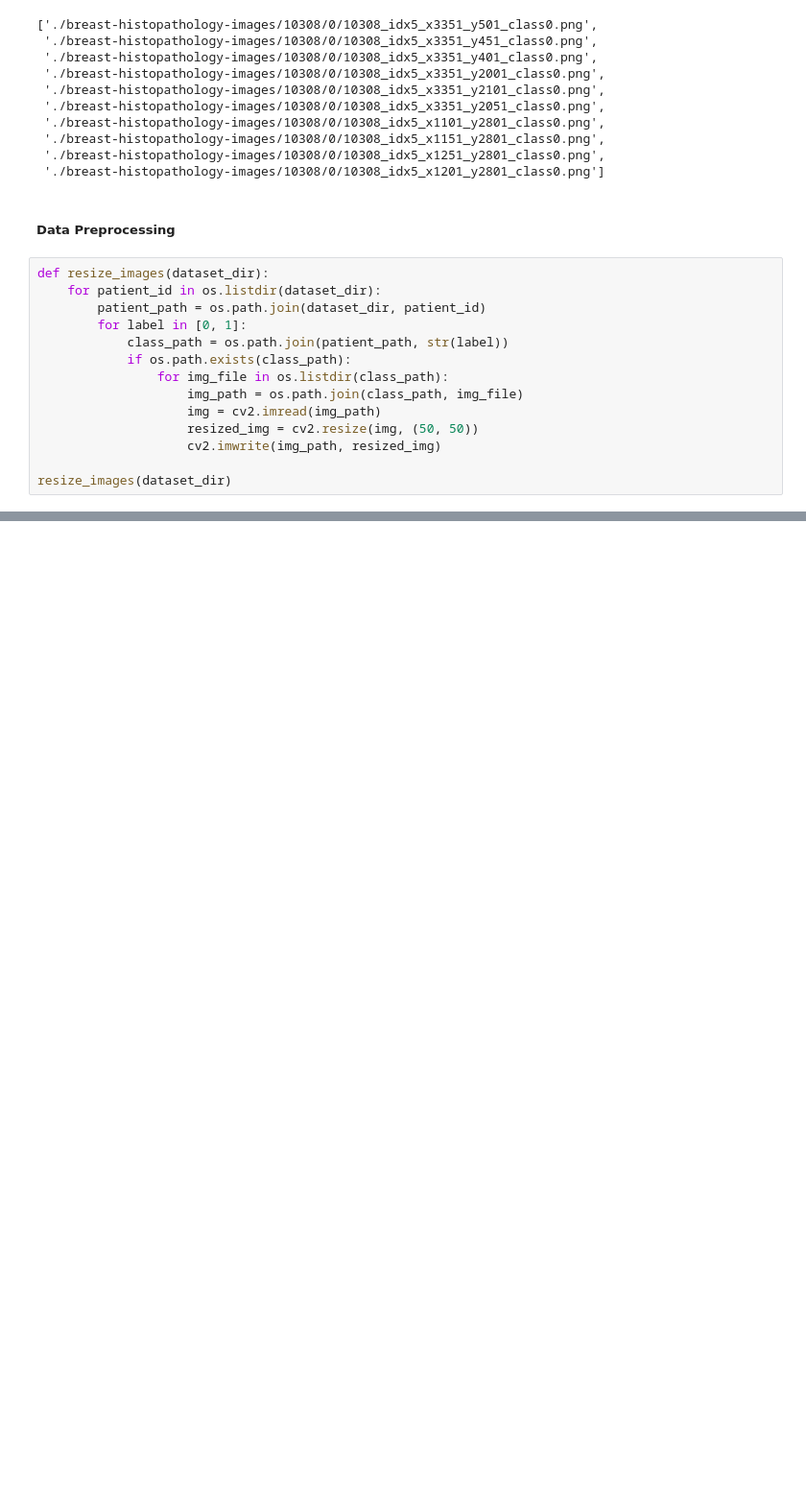
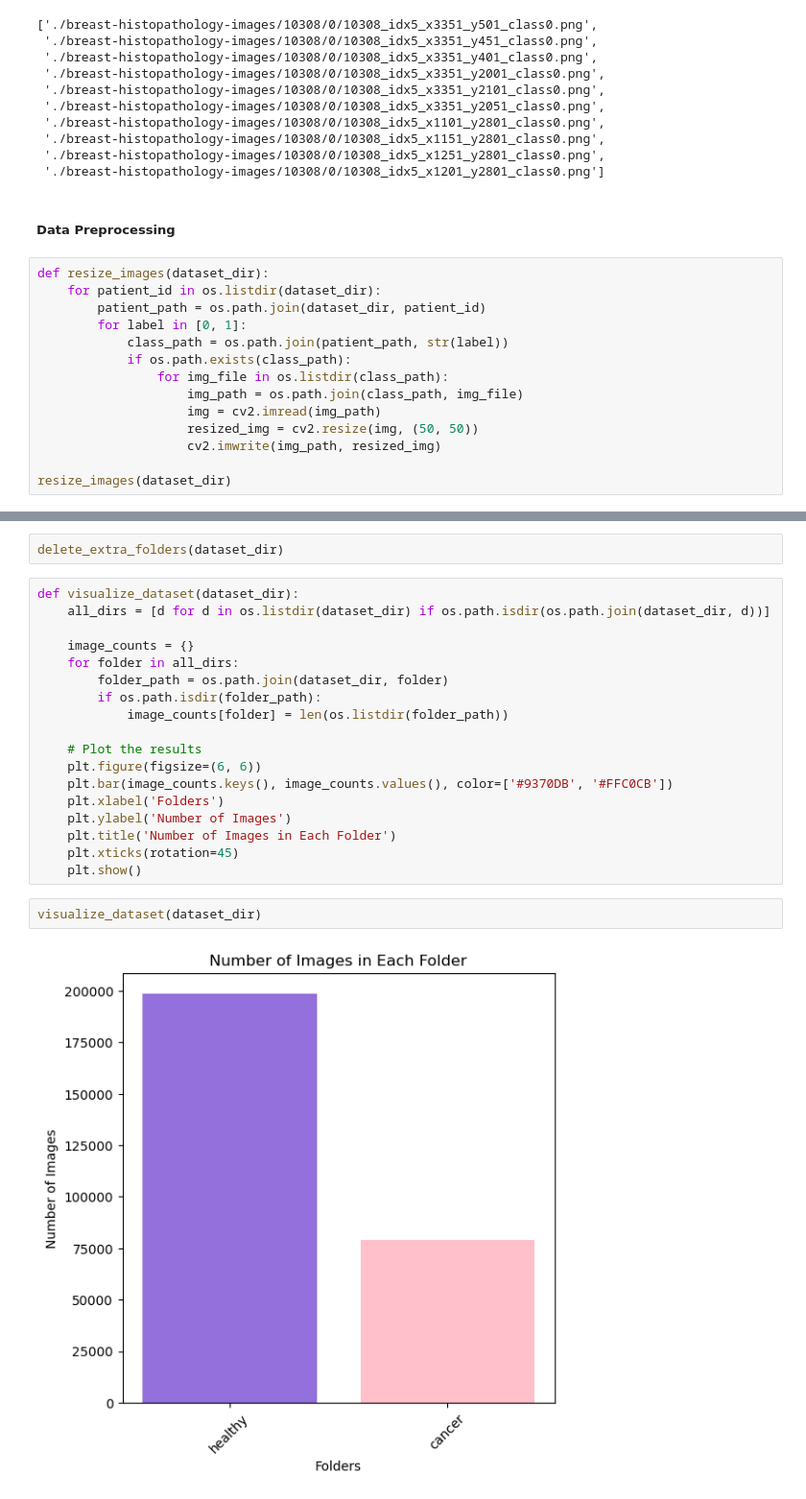
Before and after one commit to iremhttp/Breast-Cancer-Detection, a Jupyter notebook: main.ipynb, the cells around one changed output, grey strips where cells are left out. Shown at 96% size. Saved outputs shown, nothing was run; the diff lists cells and outputs as text; blank space fills up the shorter version.

```diff
--- a/main.ipynb
+++ b/main.ipynb
@@ -399,0 +373,24 @@ random_augmented(dataset_dir)
+# %%
+delete_extra_folders(dataset_dir)
+# %%
+def visualize_dataset(dataset_dir):
+    all_dirs = [d for d in os.listdir(dataset_dir) if os.path.isdir(os.path.join(dataset_dir, d))]
+
+    image_counts = {}
+    for folder in all_dirs:
+        folder_path = os.path.join(dataset_dir, folder)
+        if os.path.isdir(folder_path):
+            image_counts[folder] = len(os.listdir(folder_path))
+
+    # Plot the results
+    plt.figure(figsize=(6, 6))
+    plt.bar(image_counts.keys(), image_counts.values(), color=['#9370DB', '#FFC0CB'])
+    plt.xlabel('Folders')
+    plt.ylabel('Number of Images')
+    plt.title('Number of Images in Each Folder')
+    plt.xticks(rotation=45)
+    plt.show()
+# %%
+visualize_dataset(dataset_dir)
+# %% [output]
+[figure, added]
```
Also changed, not shown: parts of 20 cells of this notebook.
